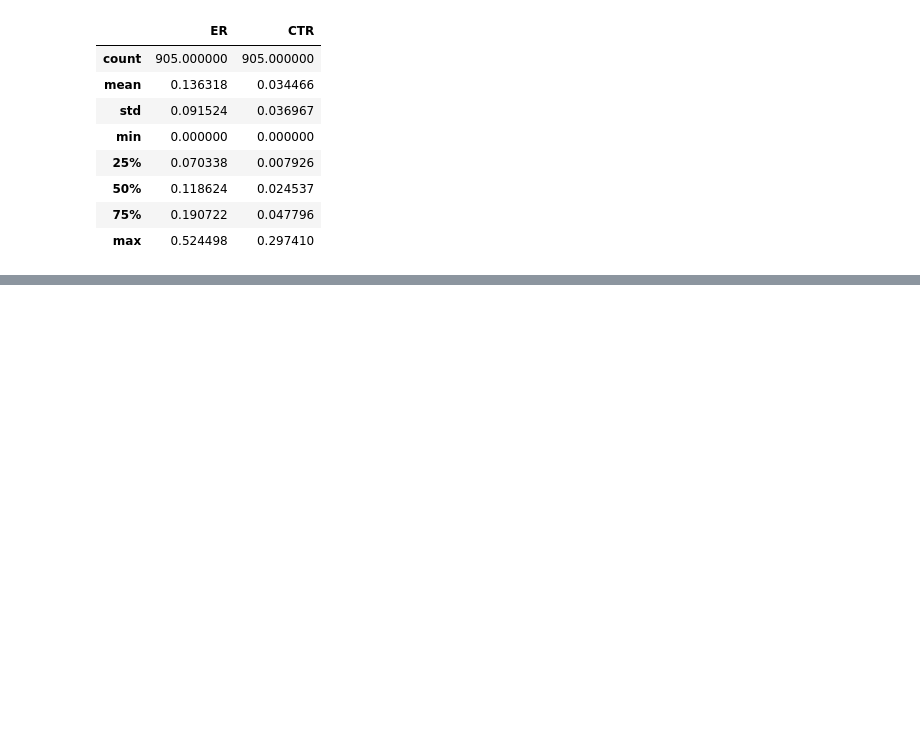
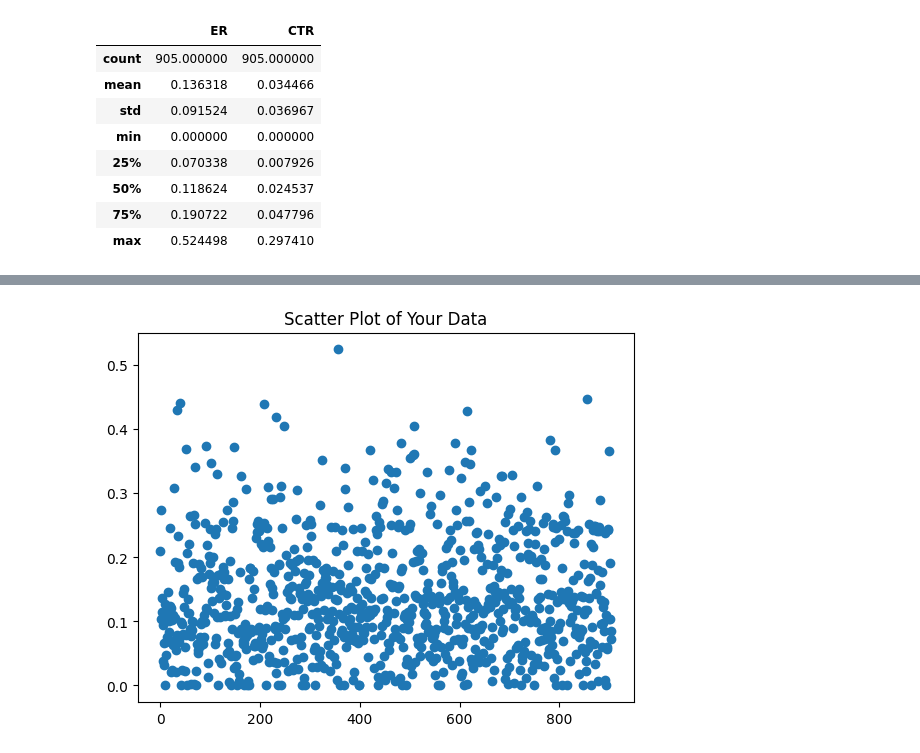
Before and after one commit to AB-y1/Automated-Storyboard-Synthesis-for-Digital-Advertising, a Jupyter notebook: ntoebooks/performance_data_eda.ipynb, the cells around one changed output, grey strips where cells are left out. Drawn from its saved outputs; the diff is of its cells as text; code cells hidden in the pictures; blank space fills up the shorter version.

```diff
--- a/ntoebooks/performance_data_eda.ipynb
+++ b/ntoebooks/performance_data_eda.ipynb
@@ -36,0 +75,10 @@ perfom_data.describe()
+# %%
+
+# Create a scatter plot with different colors for outliers
+plt.scatter(performance_data.index, performance_data.ER)
+performance_data["ER"].astype(float)
+# plt.scatter(perform_data.ER > 0.4,perform_data.ER > 0.4, color='red')  # Mark outliers in red
+plt.title("Scatter Plot of Your Data")
+plt.show()
+# %% [output]
+[figure, added]
```
Also changed, not shown: parts of 11 cells of this notebook.
